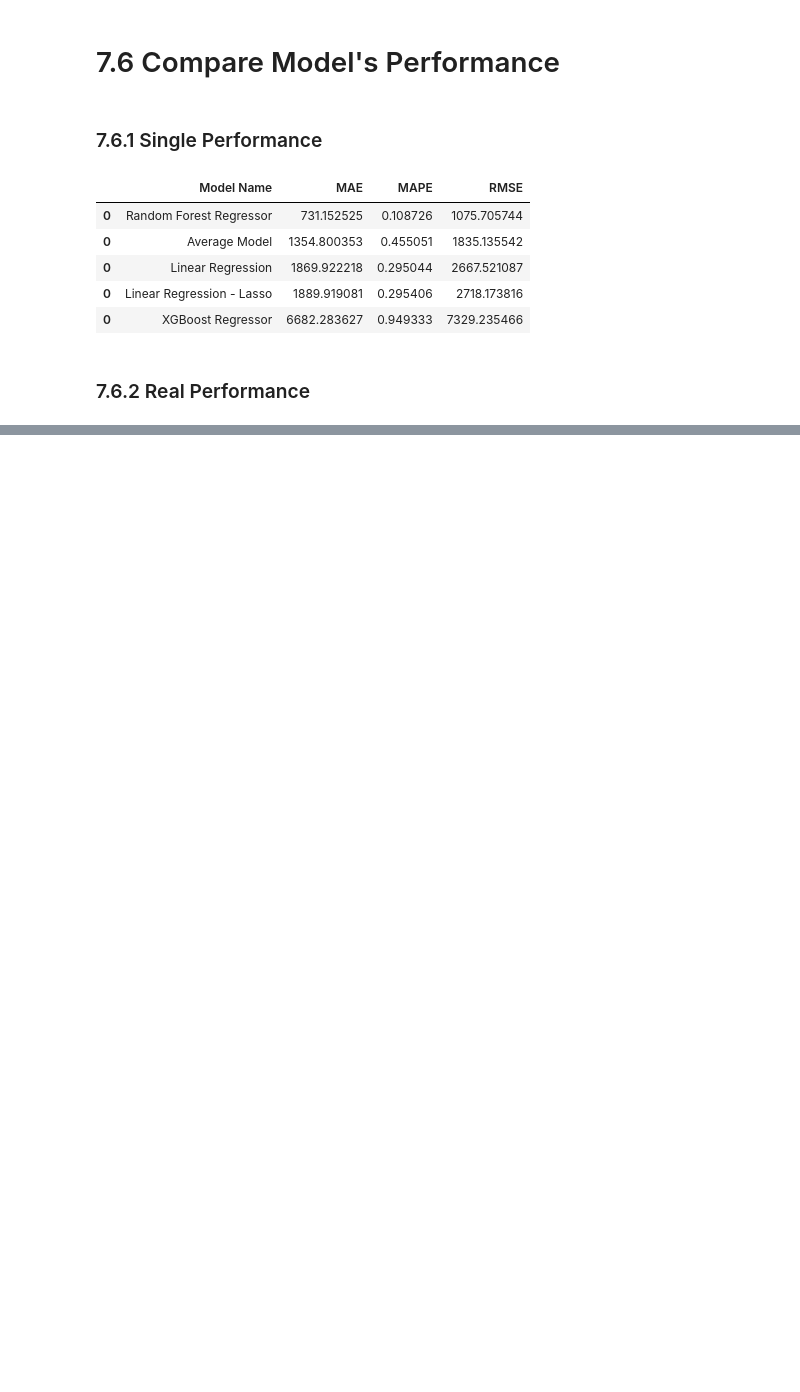
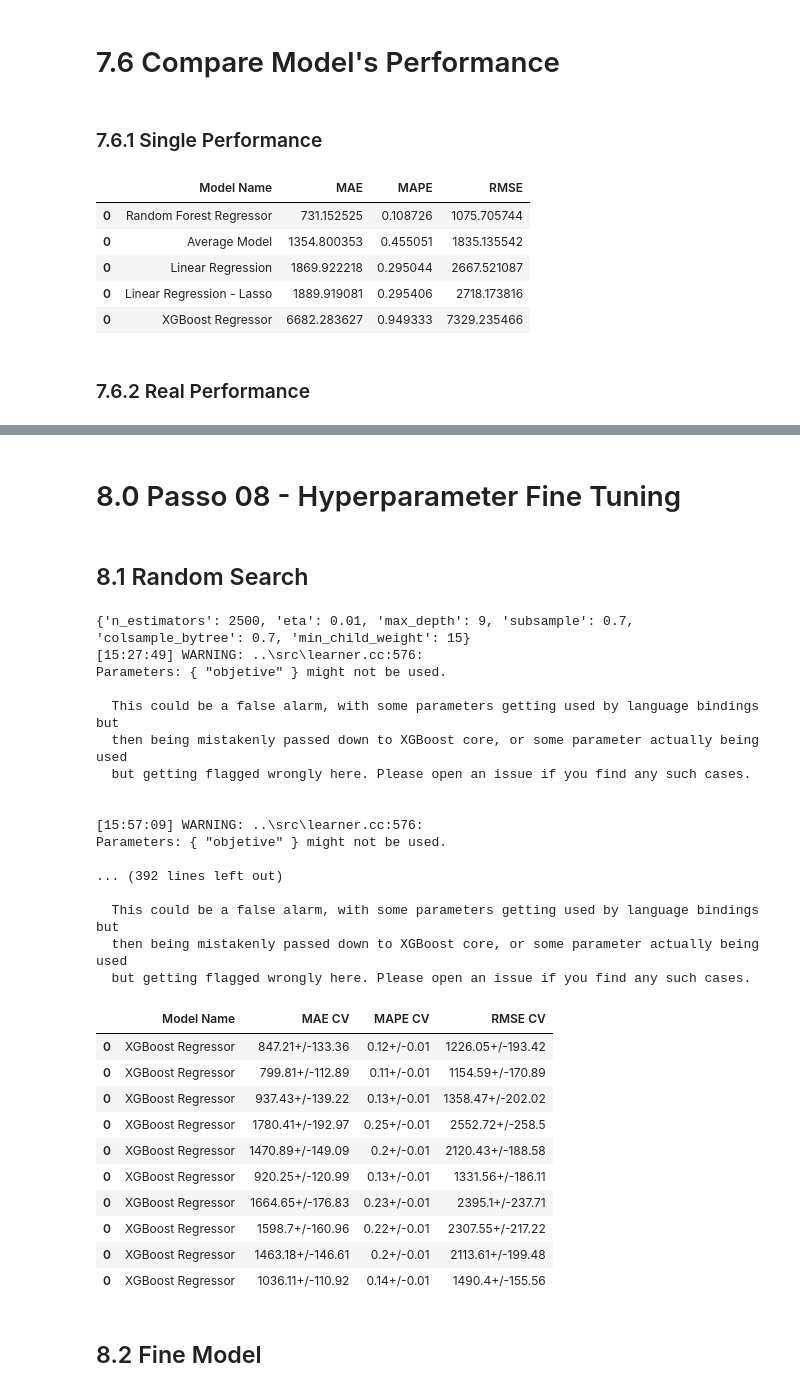
Before and after one commit to valferreiraalv/rossmamm_sales_predict, a Jupyter notebook: notebooks/m04_v01_store_sales_prediction.ipynb, the cells around one changed output, grey strips where cells are left out. Drawn from its saved outputs; the diff is of its cells as text; code cells hidden in the pictures; blank space fills up the shorter version.

Commit message:
Hyperparameter Fine Tuning

```diff
--- a/notebooks/m04_v01_store_sales_prediction.ipynb
+++ b/notebooks/m04_v01_store_sales_prediction.ipynb
@@ -1222,0 +1261,4 @@ validation['date'].max()
+# %% [markdown]
+# 8.0 Passo 08 - Hyperparameter Fine Tuning
+# %% [markdown]
+## 8.1 Random Search
@@ -1222,0 +1269,63 @@ validation['date'].max()
+# %%
+param = {
+    'n_estimators': [1500, 1700, 2500, 3000, 3500],  #aqui pode diminuir o numero de estimadores para rodar mais rápido
+    'eta': [0.01, 0.03],
+    'max_depth': [3, 5, 9],
+    'subsample': [0.1, 0.7, 0.9],
+    'colsample_bytree': [0.3, 0.7, 0.9],
+    'min_child_weight': [3, 8, 15]
+        }
+MAX_EVAL = 10
+# %%
+final_result = pd.DataFrame()
+
+for i in range( MAX_EVAL ):
+    # choose values for parameters randomly
+    hp = { k:random.sample( v, 1 ) [0] for k, v in param.items() }
+    print( hp )
+
+    # model
+    model_xgb = xgb.XGBRegressor( objetive='reg:squarederror',
+                                        n_estimators=hp['n_estimators'],
+                                        eta=hp['eta'],
+                                        max_depth=hp['max_depth'],
+                                        subsample=hp['subsample'],
+                                        colsample_bytree=hp['colsample_bytree'],
+                                        min_child_weight=hp['min_child_weight'] )
+
+    #performance
+    result = cross_validation( x_training, 2,  'XGBoost Regressor', model_xgb, verbose=False )
+    final_result = pd.concat([final_result, result] )
+
+final_result
+# %% [output]
+{'n_estimators': 2500, 'eta': 0.01, 'max_depth': 9, 'subsample': 0.7, 'colsample_bytree': 0.7, 'min_child_weight': 15}
+[15:27:49] WARNING: ..\src\learner.cc:576:
+Parameters: { "objetive" } might not be used.
+
+  This could be a false alarm, with some parameters getting used by language bindings but
+  then being mistakenly passed down to XGBoost core, or some parameter actually being used
+  but getting flagged wrongly here. Please open an issue if you find any such cases.
+
+
+[15:57:09] WARNING: ..\src\learner.cc:576:
+Parameters: { "objetive" } might not be used.
+
+... (392 lines left out)
+
+  This could be a false alarm, with some parameters getting used by language bindings but
+  then being mistakenly passed down to XGBoost core, or some parameter actually being used
+  but getting flagged wrongly here. Please open an issue if you find any such cases.
+|  | Model Name | MAE CV | MAPE CV | RMSE CV |
+| 0 | XGBoost Regressor | 847.21+/-133.36 | 0.12+/-0.01 | 1226.05+/-193.42 |
+| 0 | XGBoost Regressor | 799.81+/-112.89 | 0.11+/-0.01 | 1154.59+/-170.89 |
+| 0 | XGBoost Regressor | 937.43+/-139.22 | 0.13+/-0.01 | 1358.47+/-202.02 |
+| 0 | XGBoost Regressor | 1780.41+/-192.97 | 0.25+/-0.01 | 2552.72+/-258.5 |
+| 0 | XGBoost Regressor | 1470.89+/-149.09 | 0.2+/-0.01 | 2120.43+/-188.58 |
+| 0 | XGBoost Regressor | 920.25+/-120.99 | 0.13+/-0.01 | 1331.56+/-186.11 |
+| 0 | XGBoost Regressor | 1664.65+/-176.83 | 0.23+/-0.01 | 2395.1+/-237.71 |
+| 0 | XGBoost Regressor | 1598.7+/-160.96 | 0.22+/-0.01 | 2307.55+/-217.22 |
+| 0 | XGBoost Regressor | 1463.18+/-146.61 | 0.2+/-0.01 | 2113.61+/-199.48 |
+| 0 | XGBoost Regressor | 1036.11+/-110.92 | 0.14+/-0.01 | 1490.4+/-155.56 |
+# %% [markdown]
+## 8.2 Fine Model
```
Also changed, not shown: parts of 33 cells of this notebook.
